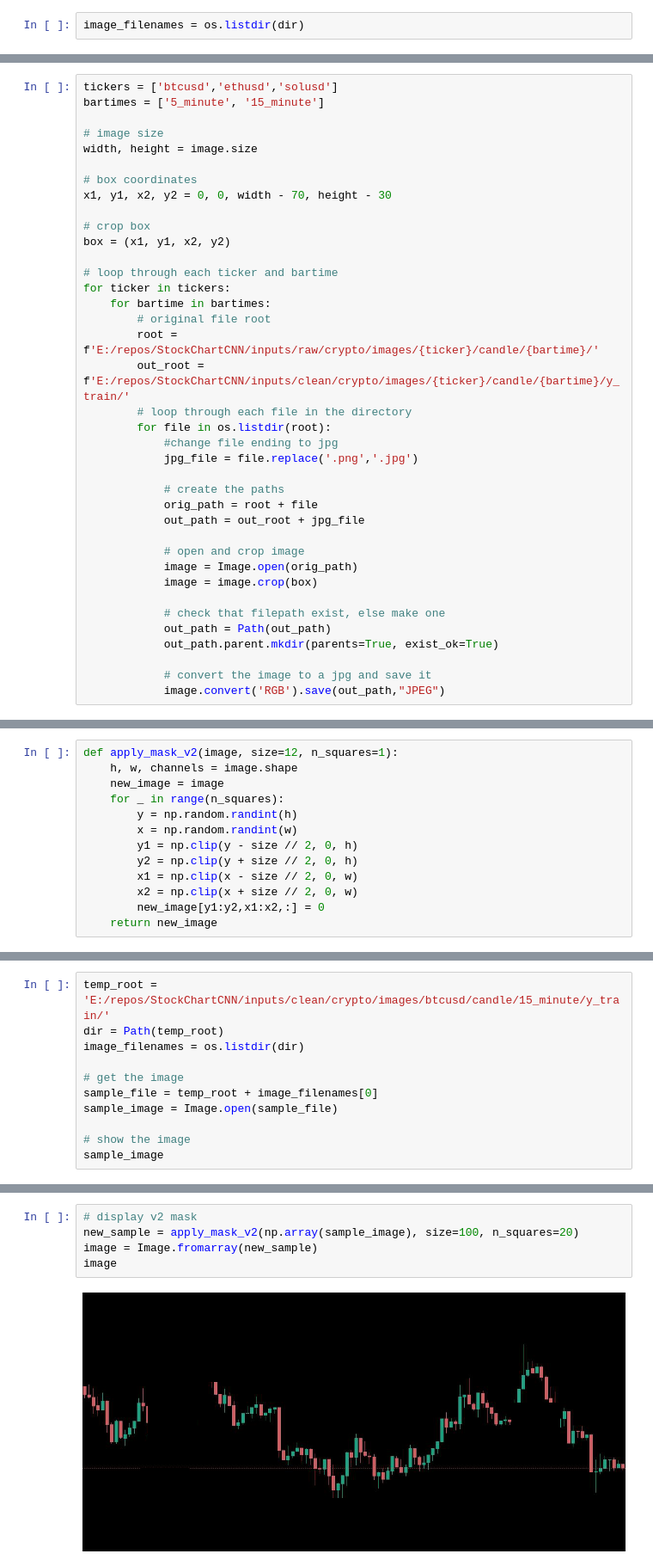
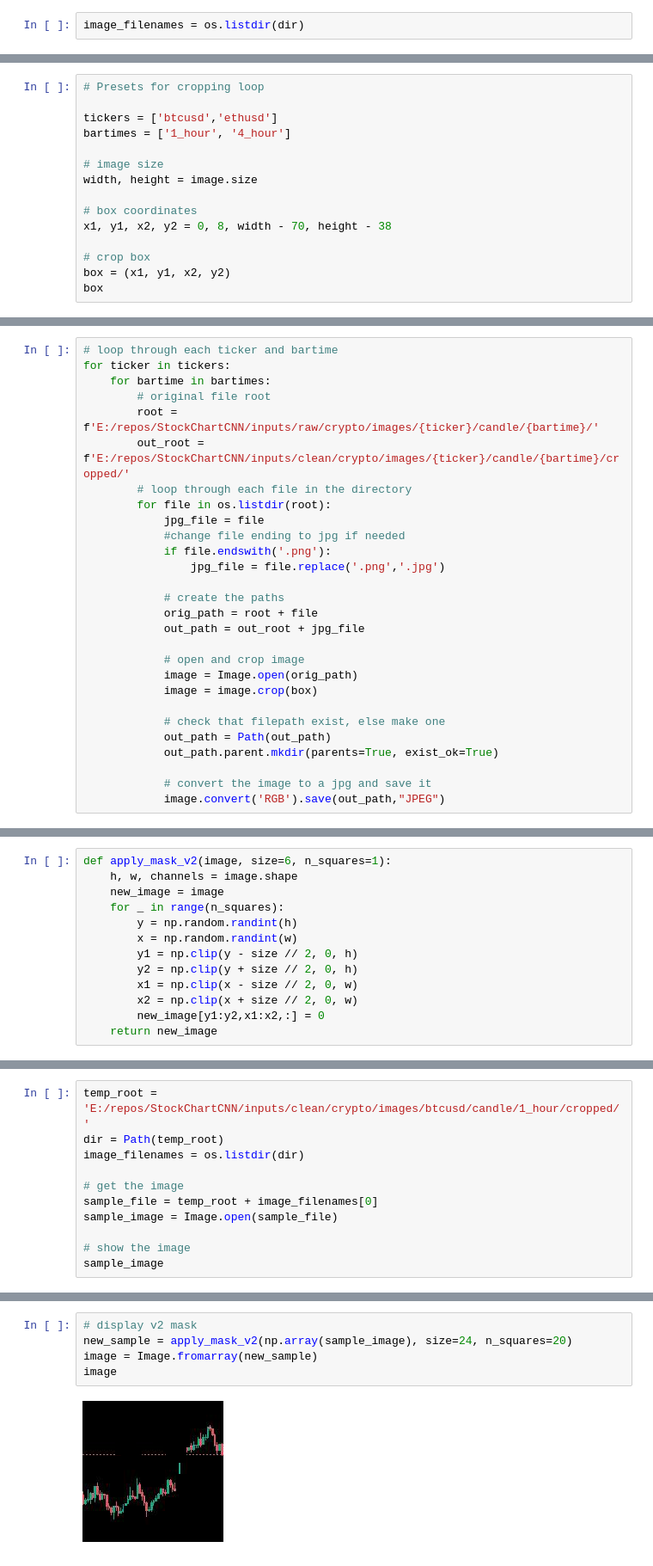
Before and after one commit to juff12/StockChartCNN, a Jupyter notebook: scripts/chart_data_cleaning.ipynb, the cells around one changed output, grey strips where cells are left out. Shown at 86% size. Cells and saved outputs as stored; diff of their text form.

```diff
--- a/scripts/chart_data_cleaning.ipynb
+++ b/scripts/chart_data_cleaning.ipynb
@@ -37,0 +46,15 @@ image2
+# %%
+# Presets for cropping loop
+
+tickers = ['btcusd','ethusd']
+bartimes = ['1_hour', '4_hour']
+
+# image size
+width, height = image.size
+
+# box coordinates
+x1, y1, x2, y2 = 0, 8, width - 70, height - 38
+
+# crop box
+box = (x1, y1, x2, y2)
+box
@@ -38,26 +63,16 @@ image2
 # %%
-tickers = ['btcusd','ethusd','solusd']
-bartimes = ['5_minute', '15_minute']
-
-# image size
-width, height = image.size
-
-# box coordinates
-x1, y1, x2, y2 = 0, 0, width - 70, height - 30
-
-# crop box
-box = (x1, y1, x2, y2)
-
 # loop through each ticker and bartime
 for ticker in tickers:
     for bartime in bartimes:
         # original file root
         root = f'E:/repos/StockChartCNN/inputs/raw/crypto/images/{ticker}/candle/{bartime}/'
-        out_root = f'E:/repos/StockChartCNN/inputs/clean/crypto/images/{ticker}/candle/{bartime}/y_train/'
+        out_root = f'E:/repos/StockChartCNN/inputs/clean/crypto/images/{ticker}/candle/{bartime}/cropped/'
         # loop through each file in the directory
         for file in os.listdir(root):
-            #change file ending to jpg
-            jpg_file = file.replace('.png','.jpg')
+            jpg_file = file
+            #change file ending to jpg if needed
+            if file.endswith('.png'):
+                jpg_file = file.replace('.png','.jpg')
 
             # create the paths
             orig_path = root + file
@@ -88,7 +103,7 @@ def apply_mask_v1(image, size=0, n_squares=1):
         new_image[y1:y2,x1:x2,:] = 0
     return new_image
 # %%
-def apply_mask_v2(image, size=12, n_squares=1):
+def apply_mask_v2(image, size=6, n_squares=1):
     h, w, channels = image.shape
     new_image = image
     for _ in range(n_squares):
@@ -111,7 +127,7 @@ def apply_mask_seq(image, size=0, n_squares=0):
     new_image[y1:y2,x1:x2,:] = 0
     return new_image
 # %%
-temp_root = 'E:/repos/StockChartCNN/inputs/clean/crypto/images/btcusd/candle/15_minute/y_train/'
+temp_root = 'E:/repos/StockChartCNN/inputs/clean/crypto/images/btcusd/candle/1_hour/cropped/'
 dir = Path(temp_root)
 image_filenames = os.listdir(dir)
 
@@ -133,9 +149,9 @@ image
 # %%
 # display v2 mask
-new_sample = apply_mask_v2(np.array(sample_image), size=100, n_squares=20)
+new_sample = apply_mask_v2(np.array(sample_image), size=24, n_squares=20)
 image = Image.fromarray(new_sample)
 image
 # %% [output]
-[figure, old version]
+[figure, new version]
 # %%
 # display sequential mask
```
Also changed, not shown: parts of 14 cells of this notebook, 7 other files.
